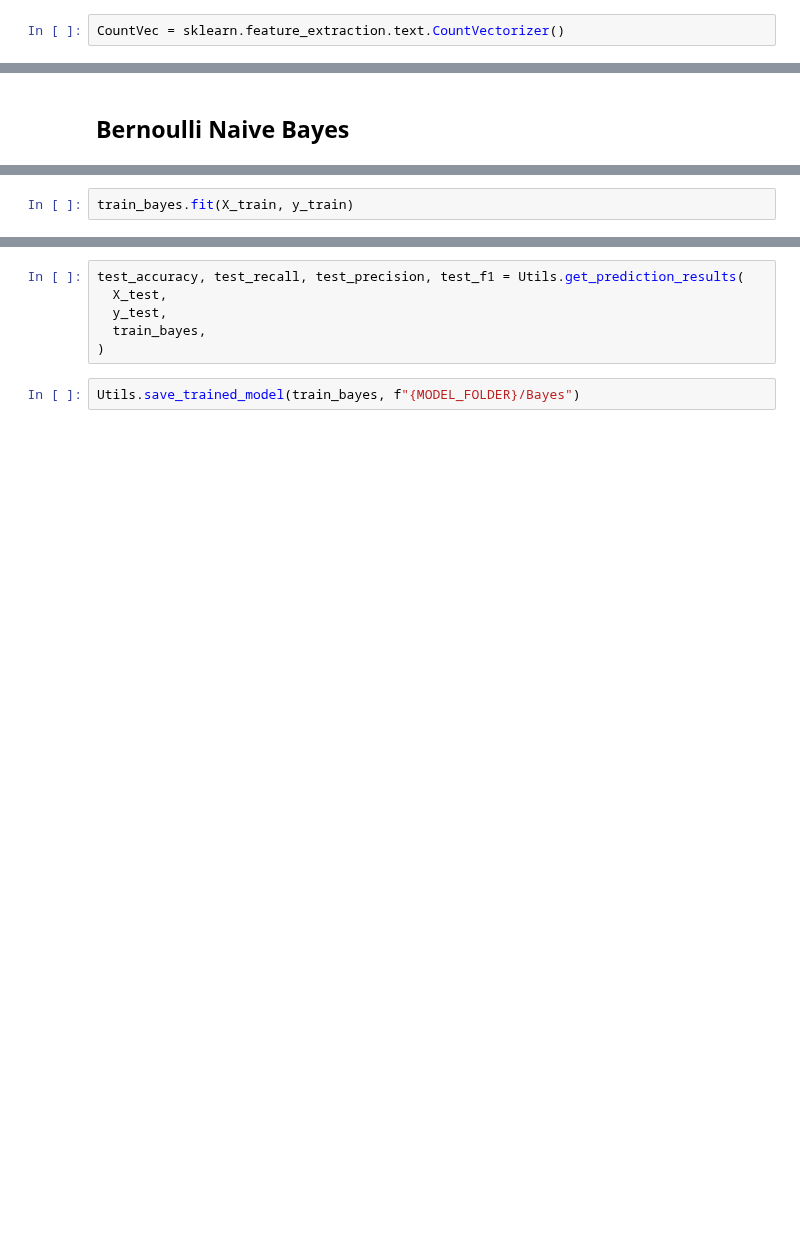
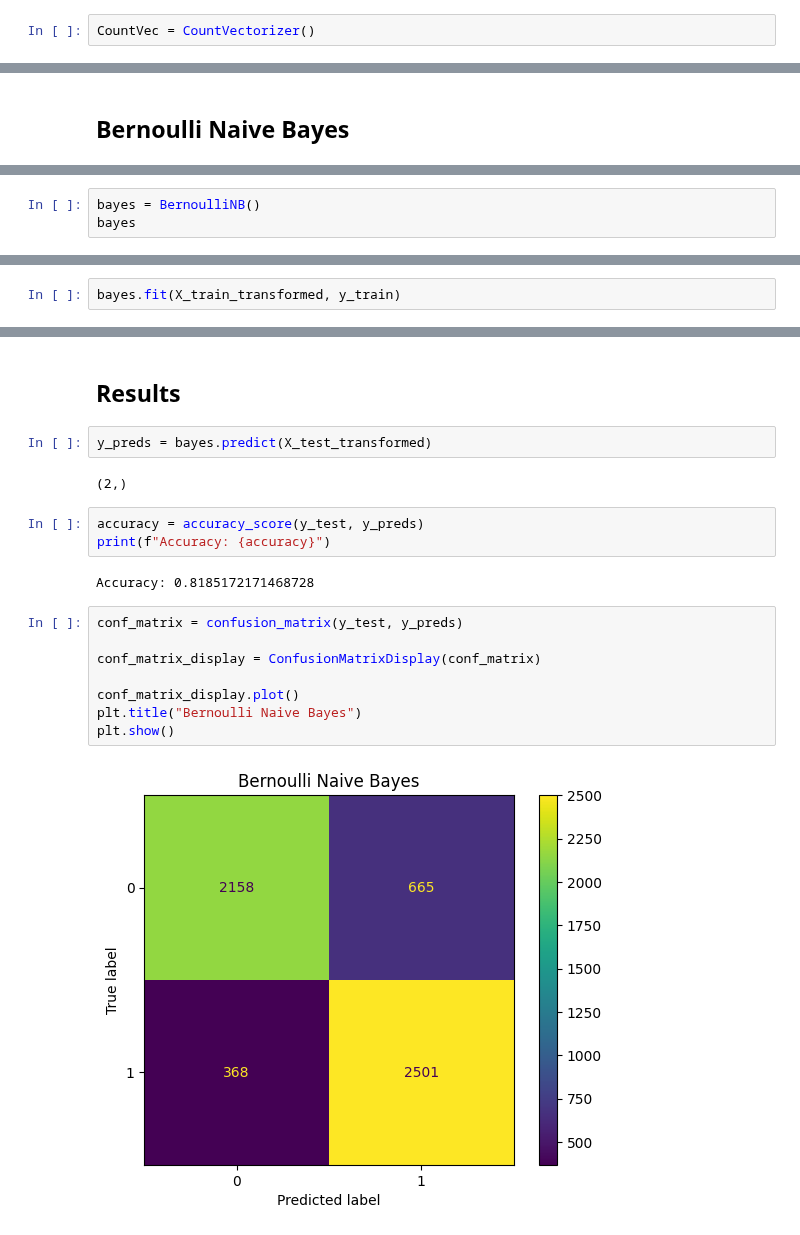
Before and after one commit to NateCross/tag-hate-elf, a Jupyter notebook: bayes_train.ipynb, the cells around one changed output, grey strips where cells are left out. Cells and saved outputs as stored; diff of their text form; blank space fills up the shorter version.

Commit message:
Made naive bayes again

```diff
--- a/bayes_train.ipynb
+++ b/bayes_train.ipynb
@@ -253,4 +247,4 @@ Name: count, dtype: int64
 # %% [markdown]
 ## CountVectorizer
 # %%
-CountVec = sklearn.feature_extraction.text.CountVectorizer()
+CountVec = CountVectorizer()
@@ -304,0 +376,3 @@ train_bayes
+# %%
+bayes = BernoulliNB()
+bayes
@@ -305,2 +381,2 @@ train_bayes
 # %%
-train_bayes.fit(X_train, y_train)
+bayes.fit(X_train_transformed, y_train)
@@ -313,8 +385,21 @@ accuracy, recall, precision, f1 = Utils.get_prediction_results(
-# %%
-test_accuracy, test_recall, test_precision, test_f1 = Utils.get_prediction_results(
-  X_test,
-  y_test,
-  train_bayes,
-)
-# %%
-Utils.save_trained_model(train_bayes, f"{MODEL_FOLDER}/Bayes")
+# %% [markdown]
+## Results
+# %%
+y_preds = bayes.predict(X_test_transformed)
+# %% [output]
+(2,)
+# %%
+accuracy = accuracy_score(y_test, y_preds)
+print(f"Accuracy: {accuracy}")
+# %% [output]
+Accuracy: 0.8185172171468728
+# %%
+conf_matrix = confusion_matrix(y_test, y_preds)
+
+conf_matrix_display = ConfusionMatrixDisplay(conf_matrix)
+
+conf_matrix_display.plot()
+plt.title("Bernoulli Naive Bayes")
+plt.show()
+# %% [output]
+[figure, added]
```
Also changed, not shown: parts of 19 cells of this notebook, 2 other files.
